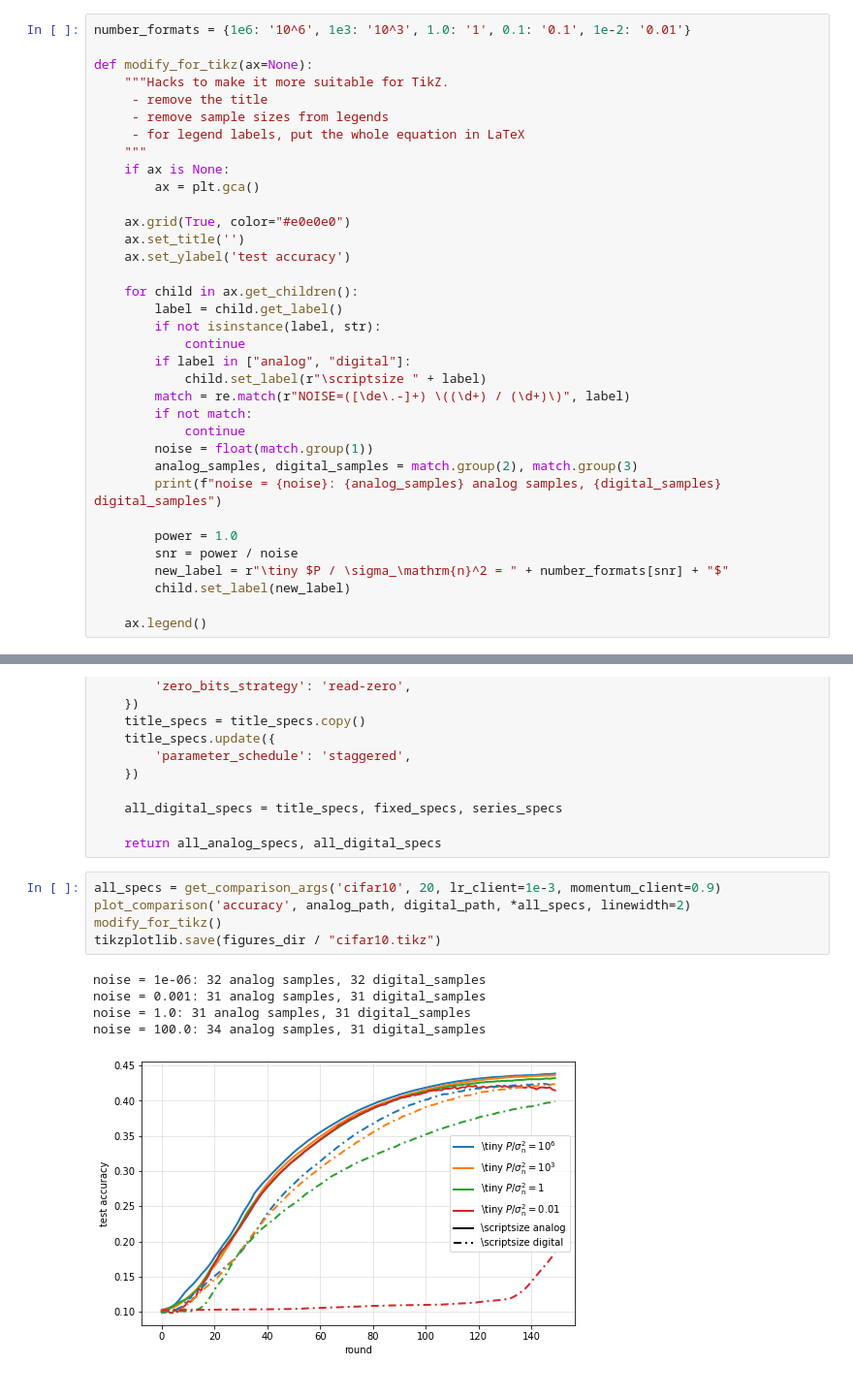
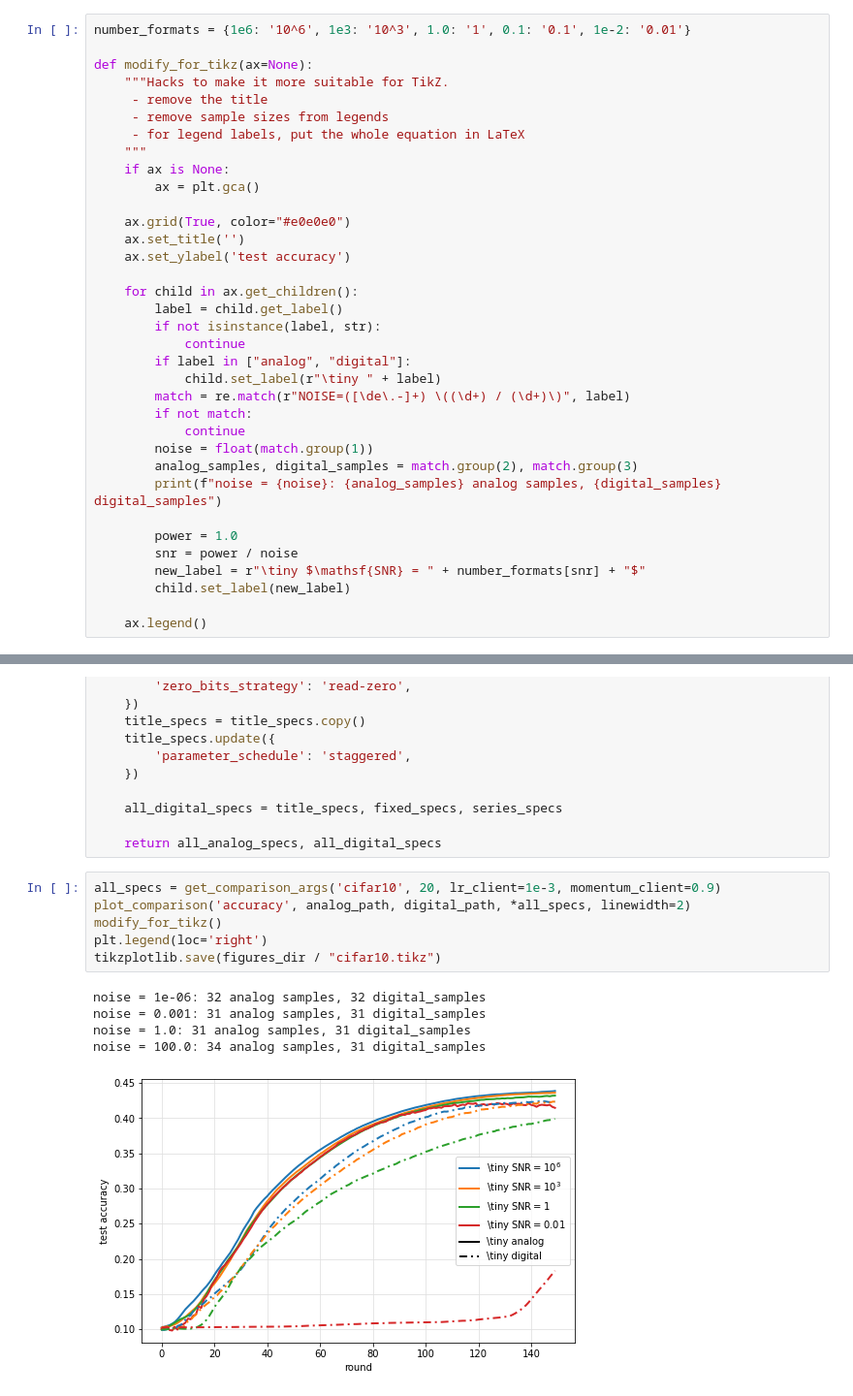
Before and after one commit to czlee/kyanite, a Jupyter notebook: tikz-plots.ipynb, the cells around one changed output, grey strips where cells are left out. Shown at 97% size. Cells and saved outputs as stored; diff of their text form.

Commit message:
Update plots

```diff
--- a/tikz-plots.ipynb
+++ b/tikz-plots.ipynb
@@ -33,7 +33,7 @@ def modify_for_tikz(ax=None):
         if not isinstance(label, str):
             continue
         if label in ["analog", "digital"]:
-            child.set_label(r"\scriptsize " + label)
+            child.set_label(r"\tiny " + label)
         match = re.match(r"NOISE=([\de\.-]+) \((\d+) / (\d+)\)", label)
         if not match:
             continue
@@ -43,7 +43,7 @@ def modify_for_tikz(ax=None):
 
         power = 1.0
         snr = power / noise
-        new_label = r"\tiny $P / \sigma_\mathrm{n}^2 = " + number_formats[snr] + "$"
+        new_label = r"\tiny $\mathsf{SNR} = " + number_formats[snr] + "$"
         child.set_label(new_label)
 
     ax.legend()
@@ -237,14 +237,15 @@ def get_comparison_args(dataset, clients, lr_client=0.01, momentum_client=0.0):
 # %%
 all_specs = get_comparison_args('cifar10', 20, lr_client=1e-3, momentum_client=0.9)
 plot_comparison('accuracy', analog_path, digital_path, *all_specs, linewidth=2)
 modify_for_tikz()
+plt.legend(loc='right')
 tikzplotlib.save(figures_dir / "cifar10.tikz")
 # %% [output]
 noise = 1e-06: 32 analog samples, 32 digital_samples
 noise = 0.001: 31 analog samples, 31 digital_samples
 noise = 1.0: 31 analog samples, 31 digital_samples
 noise = 100.0: 34 analog samples, 31 digital_samples
-[figure, old version]
+[figure, new version]
 # %%
 all_specs = get_comparison_args('cifar10', 20, lr_client=1e-3, momentum_client=0.9)
 plot_comparison('accuracy', analog_path, digital_path, *all_specs, linewidth=2, plot_quartiles=True)
```
Also changed, not shown: parts of 7 cells of this notebook.
